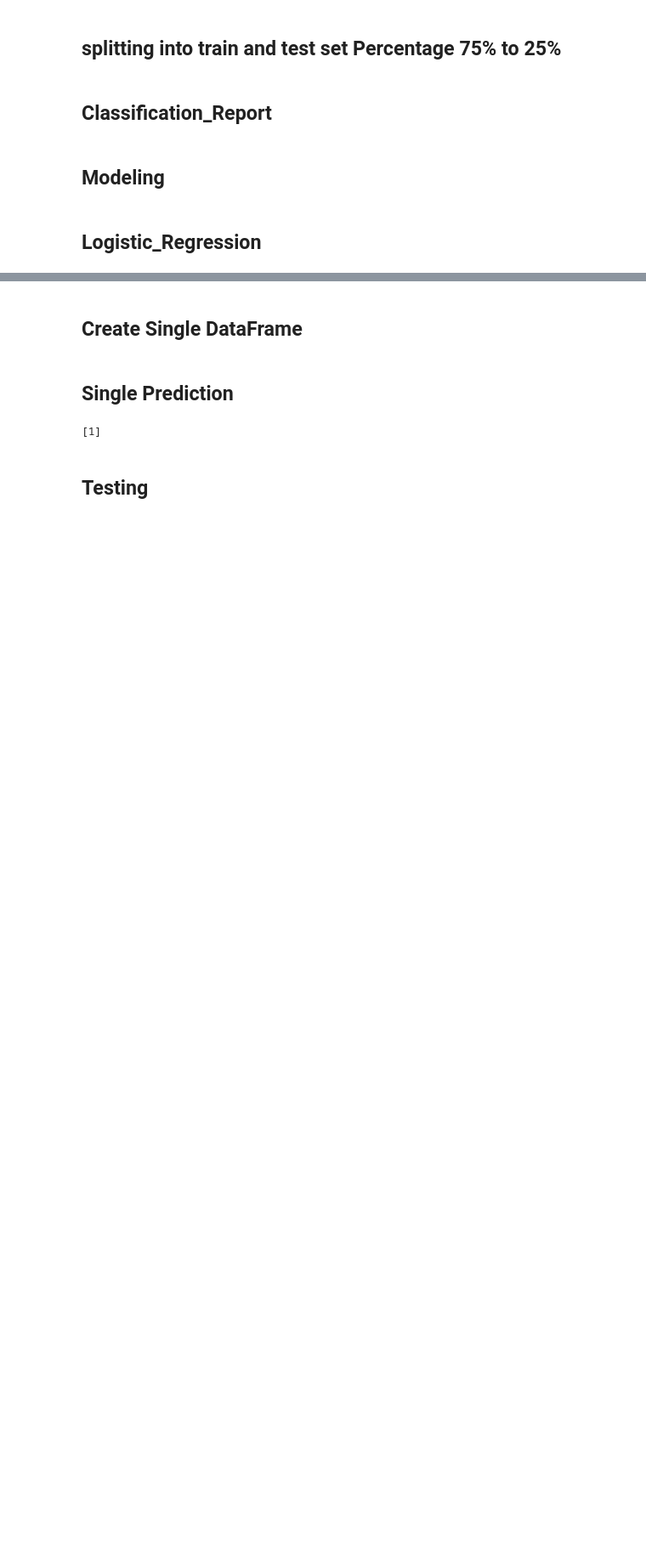
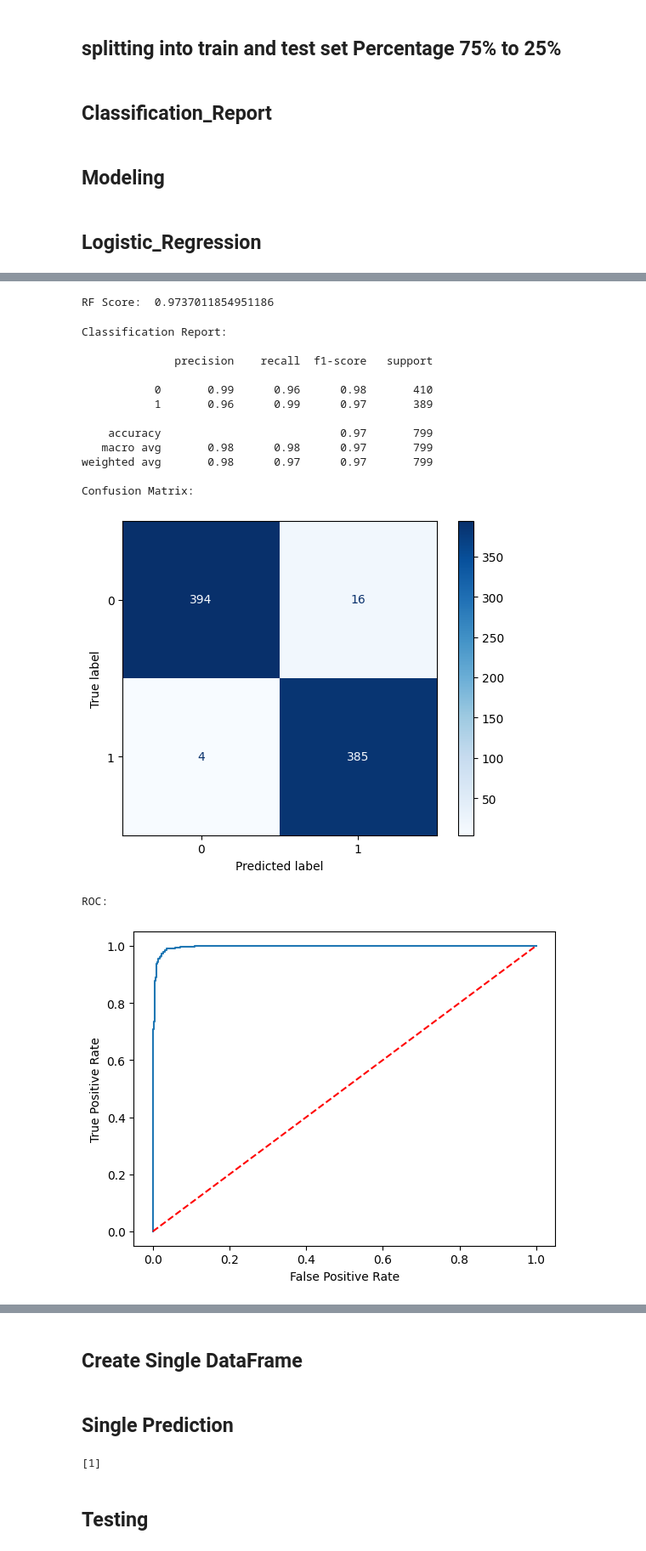
Before and after one commit to A7med-Amin/football-champions-predictor-by-season, a Jupyter notebook: Big_Data_Project.ipynb, the cells around one changed output, grey strips where cells are left out. Shown: that part at 85% size. Cells and saved outputs as stored; diff of their text form; code cells hidden in the pictures; blank space fills up the shorter version.

```diff
--- a/Big_Data_Project.ipynb
+++ b/Big_Data_Project.ipynb
@@ -361,0 +457,33 @@ ROC:
+# %%
+from sklearn.ensemble import RandomForestClassifier
+
+# parameters were taken by randomizedsearchcv
+rand_clf = RandomForestClassifier(n_estimators=1000,
+                                 min_samples_split = 4,
+                                 min_samples_leaf = 1,
+                                 max_depth = None,
+                                 random_state = 35).fit(x_train, y_train)
+
+cv_rf = cross_val_score(rand_clf, x_train, y_train, cv = 10)
+rf_score = np.mean(cv_rf)
+print("RF Score: ", rf_score)
+# %% [output]
+RF Score:  0.9737011854951186
+# %%
+report(rand_clf)
+# %% [output]
+Classification Report:
+
+              precision    recall  f1-score   support
+
+           0       0.99      0.96      0.98       410
+           1       0.96      0.99      0.97       389
+
+    accuracy                           0.97       799
+   macro avg       0.98      0.98      0.97       799
+weighted avg       0.98      0.97      0.97       799
+
+Confusion Matrix:
+[figure, added]
+ROC:
+[figure, added]
```
Also changed, not shown: parts of 26 cells of this notebook.
